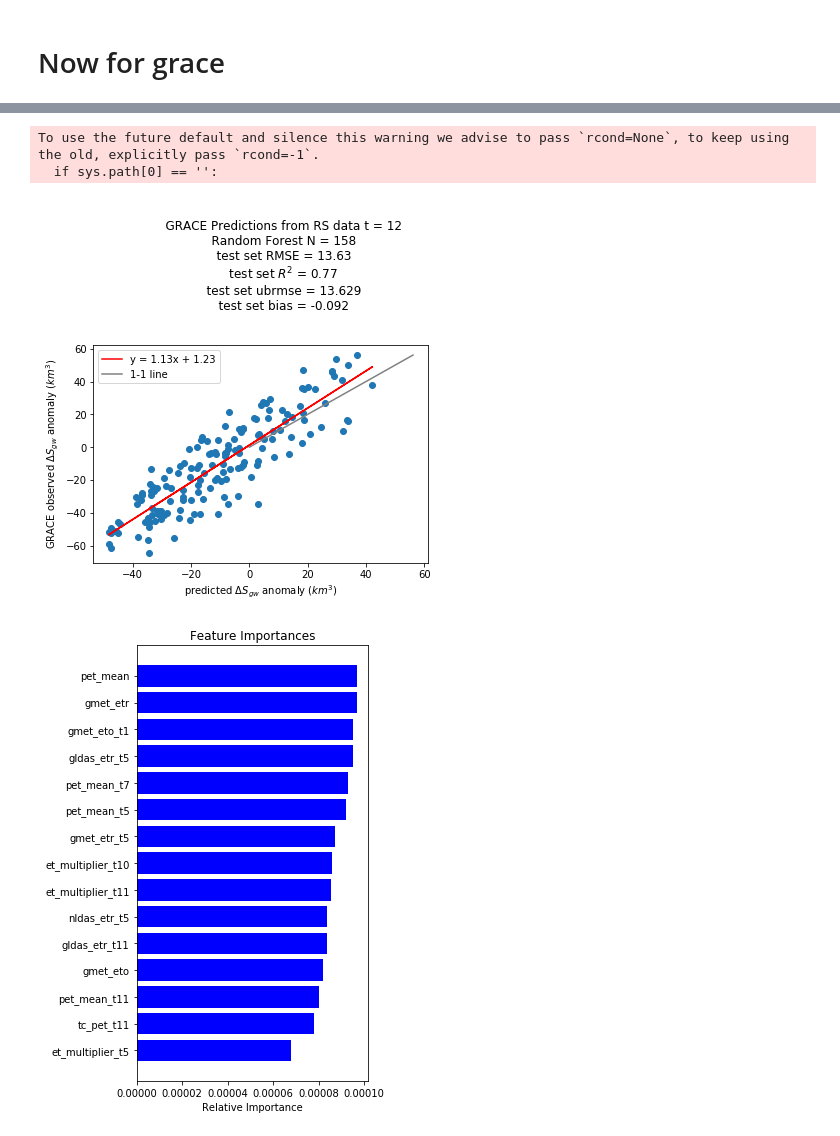
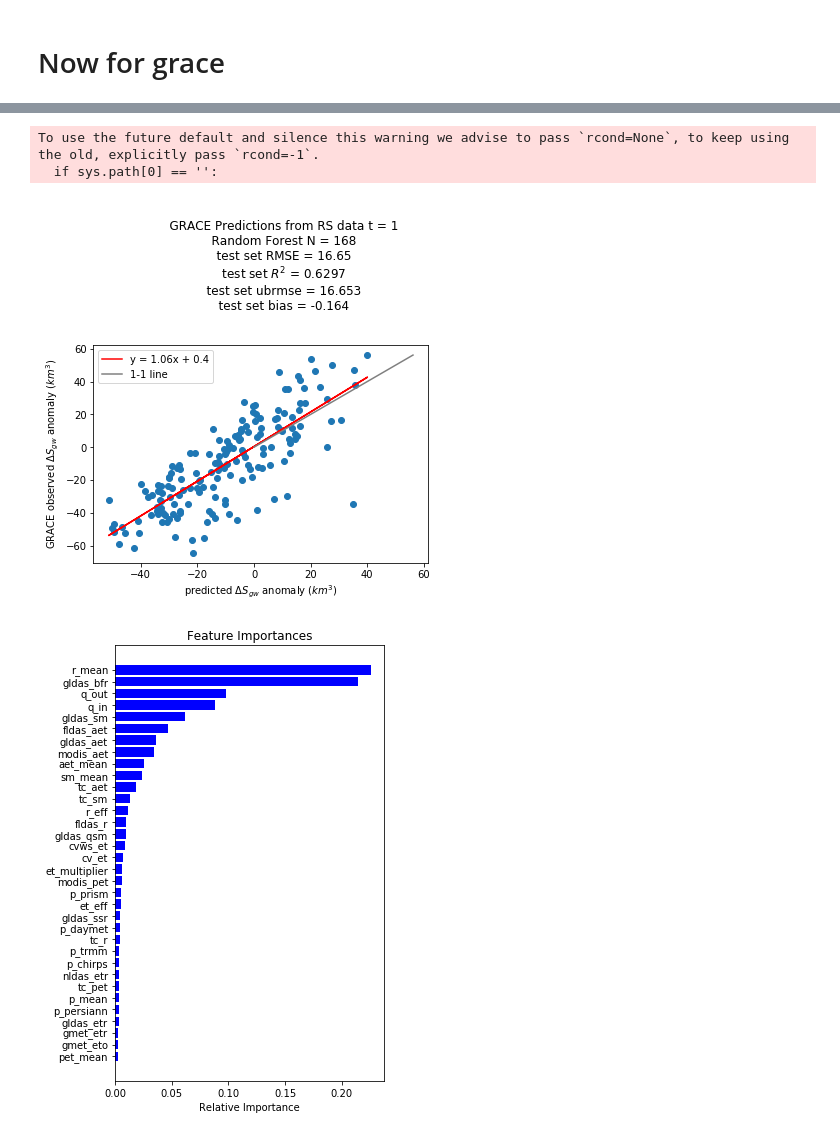
Before and after one commit to kashingtonDC/AmeriFlux, a Jupyter notebook: code/ml.ipynb, the cells around one changed output, grey strips where cells are left out. Cells and saved outputs as stored; diff of their text form; code cells hidden in the pictures.

```diff
--- a/code/ml.ipynb
+++ b/code/ml.ipynb
@@ -269,16 +263,18 @@ plt.show()
 # %% [markdown]
 # Now for grace
 # %%
+rfdf = df.copy()
+
 # Make a df from the grace data
 gracedf = pd.DataFrame(grace.adj)
 gracedf.columns = ['grace']
 
 # Make the time lagged predictors
-df = pd.merge(df, gracedf, left_index = True, right_index = True)
+rfdf = pd.merge(rfdf, gracedf, left_index = True, right_index = True)
 
-dfx = df.drop(['cv_ds','c2vsim', 'gldas', 'grace'], axis = 1)
+dfx = rfdf.drop(['cv_ds','c2vsim', 'gldas',"gldas_m", 'grace','storage_km3', "c2vsim"], axis = 1)
 shifts = [dfx]
-nlags = 12
+nlags = 1
 
 for i in range(1,nlags):
 
@@ -289,7 +285,7 @@ for i in range(1,nlags):
 # Concat the time lags
 shifted = pd.concat(shifts,axis=1)
 
-# Merge back together adn drop nans
+# Merge back together (need to preserve the times) adn drop nans
 analysis_df = pd.merge(shifted, gracedf, left_index = True, right_index = True)
 analysis_df.dropna(inplace = True)
 
@@ -377,28 +373,28 @@ plt.show()
 # %% [output]
 To use the future default and silence this warning we advise to pass `rcond=None`, to keep using the old, explicitly pass `rcond=-1`.
   if sys.path[0] == '':
-[figure, old version]
+[figure, new version]
 # %%
 imps = [v for v in results['importances']]
 stacked = np.dstack(imps)
 stacked = stacked.reshape(stacked.shape[1], stacked.shape[2])
 mean_imps = np.mean(stacked, axis = 1)
 indices = np.argsort(mean_imps)
 
 features = [x for x in analysis_df.columns if x != "c2vsim"]
 
-top10 = range(len(indices))[:15]
-top10feats = mean_imps[indices][:15]
+top10 = range(len(indices))[:]
+top10feats = mean_imps[indices][:]
 
 plt.figure(figsize = (5,7))
 plt.title('Feature Importances')
 plt.barh(top10, top10feats, color='b', align='center')
 plt.yticks(top10, [features[i] for i in indices])
 plt.xlabel('Relative Importance')
 plt.tight_layout()
 plt.show()
 # %% [output]
-[figure, old version]
+[figure, new version]
 # %%
 # Some new functions for plotting shapefiles
 # %%
```
Also changed, not shown: parts of 14 cells of this notebook.
